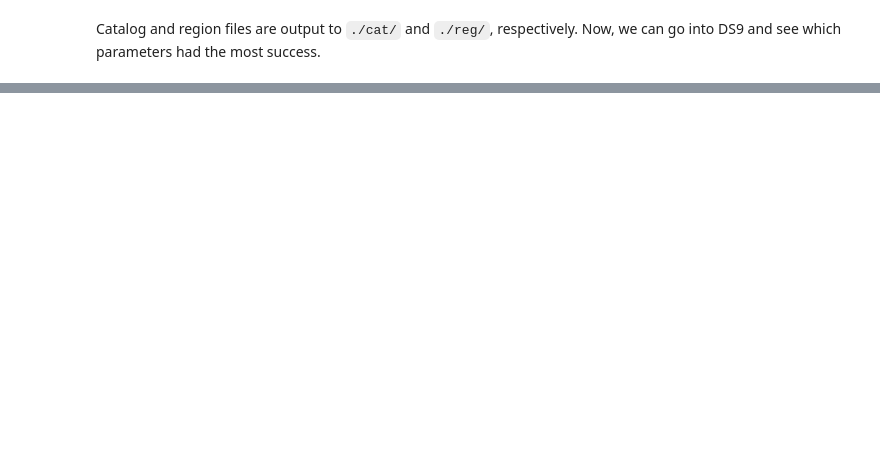
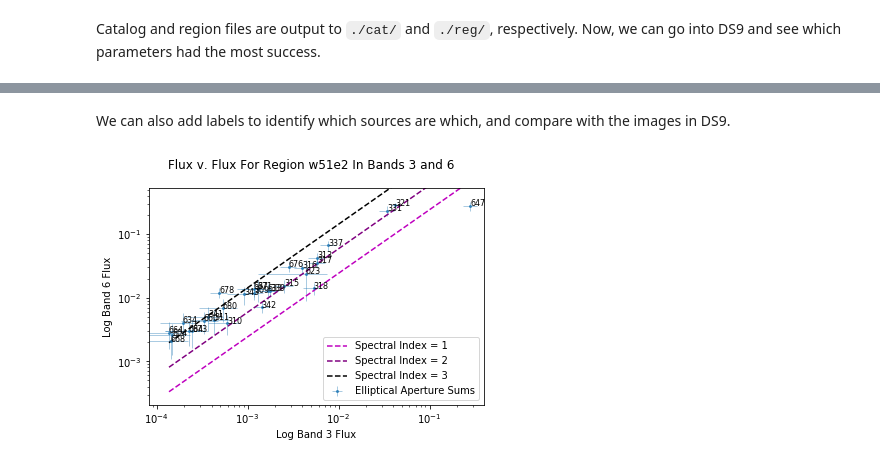
Before and after one commit to connor-mcclellan/nrao, a Jupyter notebook: demo.py.ipynb, the cells around one changed output, grey strips where cells are left out. Cells and saved outputs as stored; diff of their text form; code cells hidden in the pictures; blank space fills up the shorter version.

```diff
--- a/demo.py.ipynb
+++ b/demo.py.ipynb
@@ -81,0 +177,6 @@ For band 3, the best parameters I found were
+# %% [markdown]
+We can also add labels to identify which sources are which, and compare with the images in DS9.
+# %%
+ffplot(region, ['ellipse'], 3, 6, grid=False, label=True)
+# %% [output]
+[figure, added]
```
Also changed, not shown: parts of 36 cells of this notebook, 5 other files.
